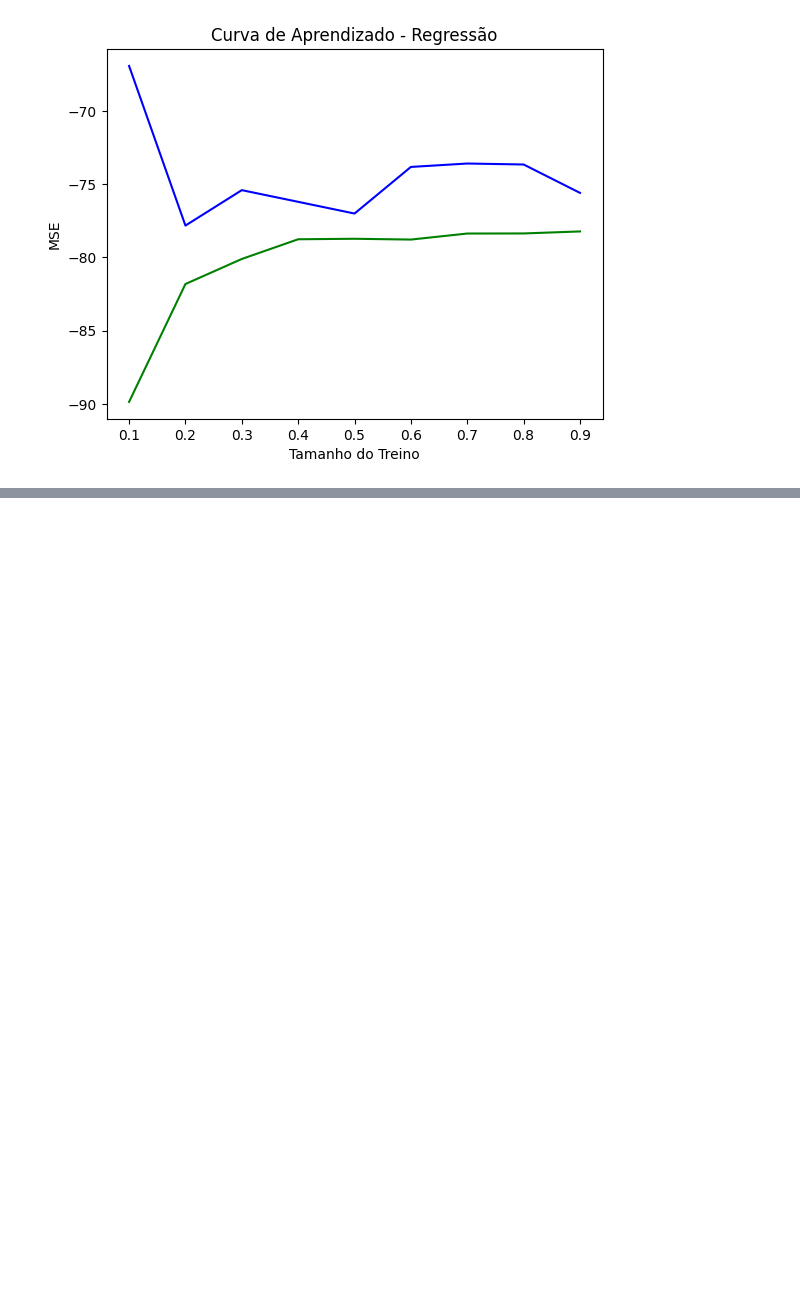
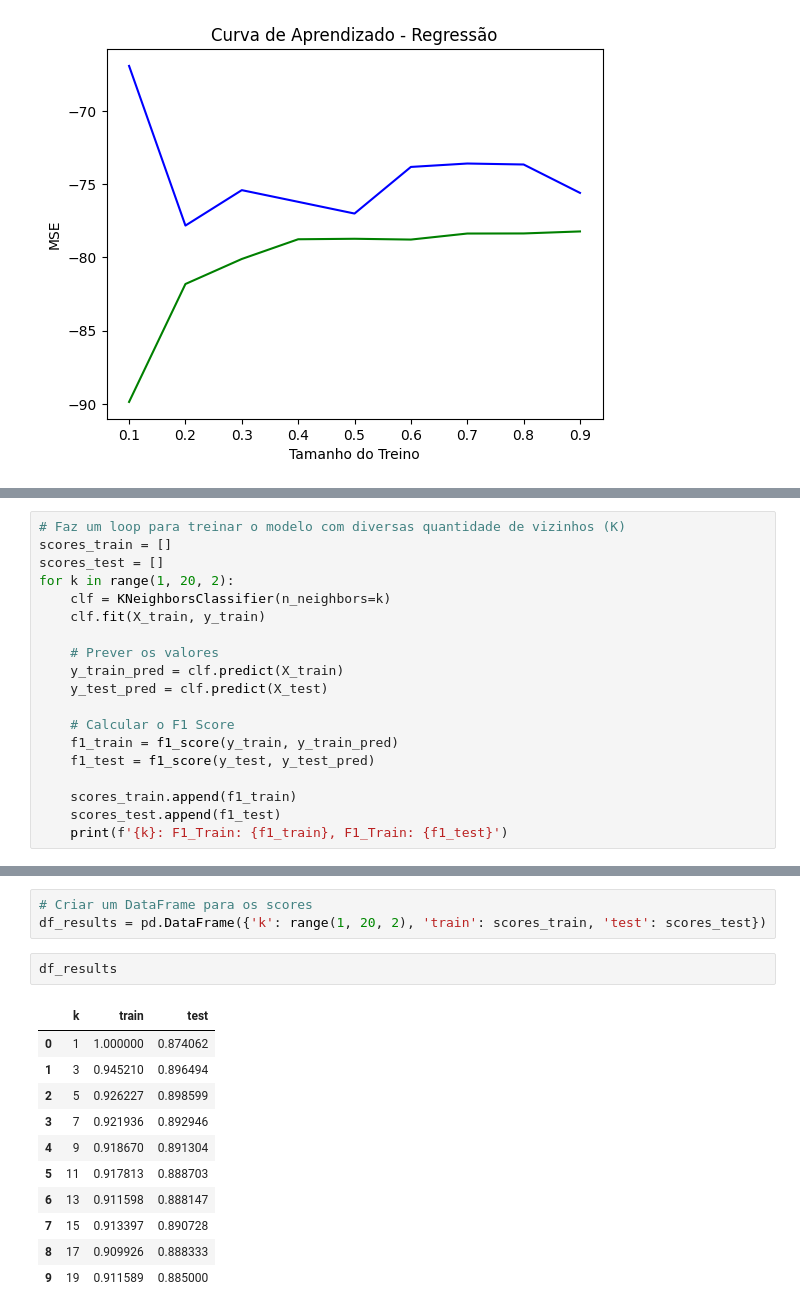
Before and after one commit to rocketseat-education/Desenvolvimento-de-IA, a Jupyter notebook: Topicos Complementares/deteccao_overfitting.ipynb, the cells around one changed output, grey strips where cells are left out. Drawn from its saved outputs; the diff is of its cells as text; blank space fills up the shorter version.

```diff
--- a/Topicos Complementares/deteccao_overfitting.ipynb
+++ b/Topicos Complementares/deteccao_overfitting.ipynb
@@ -105,0 +172,19 @@ plt.show()
+# %%
+# Faz um loop para treinar o modelo com diversas quantidade de vizinhos (K)
+scores_train = []
+scores_test = []
+for k in range(1, 20, 2):
+    clf = KNeighborsClassifier(n_neighbors=k)
+    clf.fit(X_train, y_train)
+
+    # Prever os valores
+    y_train_pred = clf.predict(X_train)
+    y_test_pred = clf.predict(X_test)
+
+    # Calcular o F1 Score
+    f1_train = f1_score(y_train, y_train_pred)
+    f1_test = f1_score(y_test, y_test_pred)
+
+    scores_train.append(f1_train)
+    scores_test.append(f1_test)
+    print(f'{k}: F1_Train: {f1_train}, F1_Train: {f1_test}')
@@ -105,0 +215,17 @@ plt.show()
+# %%
+# Criar um DataFrame para os scores
+df_results = pd.DataFrame({'k': range(1, 20, 2), 'train': scores_train, 'test': scores_test})
+# %%
+df_results
+# %% [output]
+|  | k | train | test |
+| 0 | 1 | 1.000000 | 0.874062 |
+| 1 | 3 | 0.945210 | 0.896494 |
+| 2 | 5 | 0.926227 | 0.898599 |
+| 3 | 7 | 0.921936 | 0.892946 |
+| 4 | 9 | 0.918670 | 0.891304 |
+| 5 | 11 | 0.917813 | 0.888703 |
+| 6 | 13 | 0.911598 | 0.888147 |
+| 7 | 15 | 0.913397 | 0.890728 |
+| 8 | 17 | 0.909926 | 0.888333 |
+| 9 | 19 | 0.911589 | 0.885000 |
```
Also changed, not shown: parts of 11 cells of this notebook.
